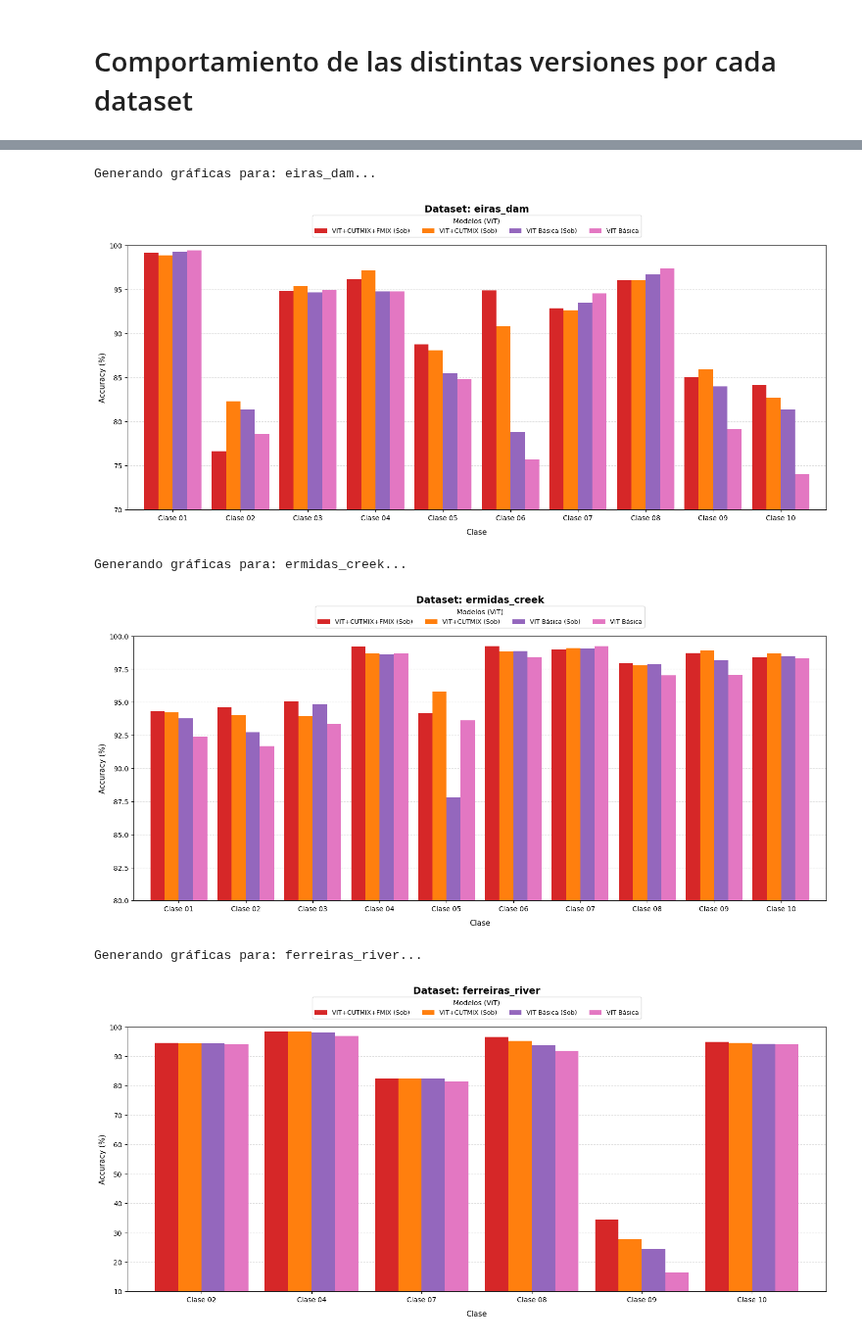
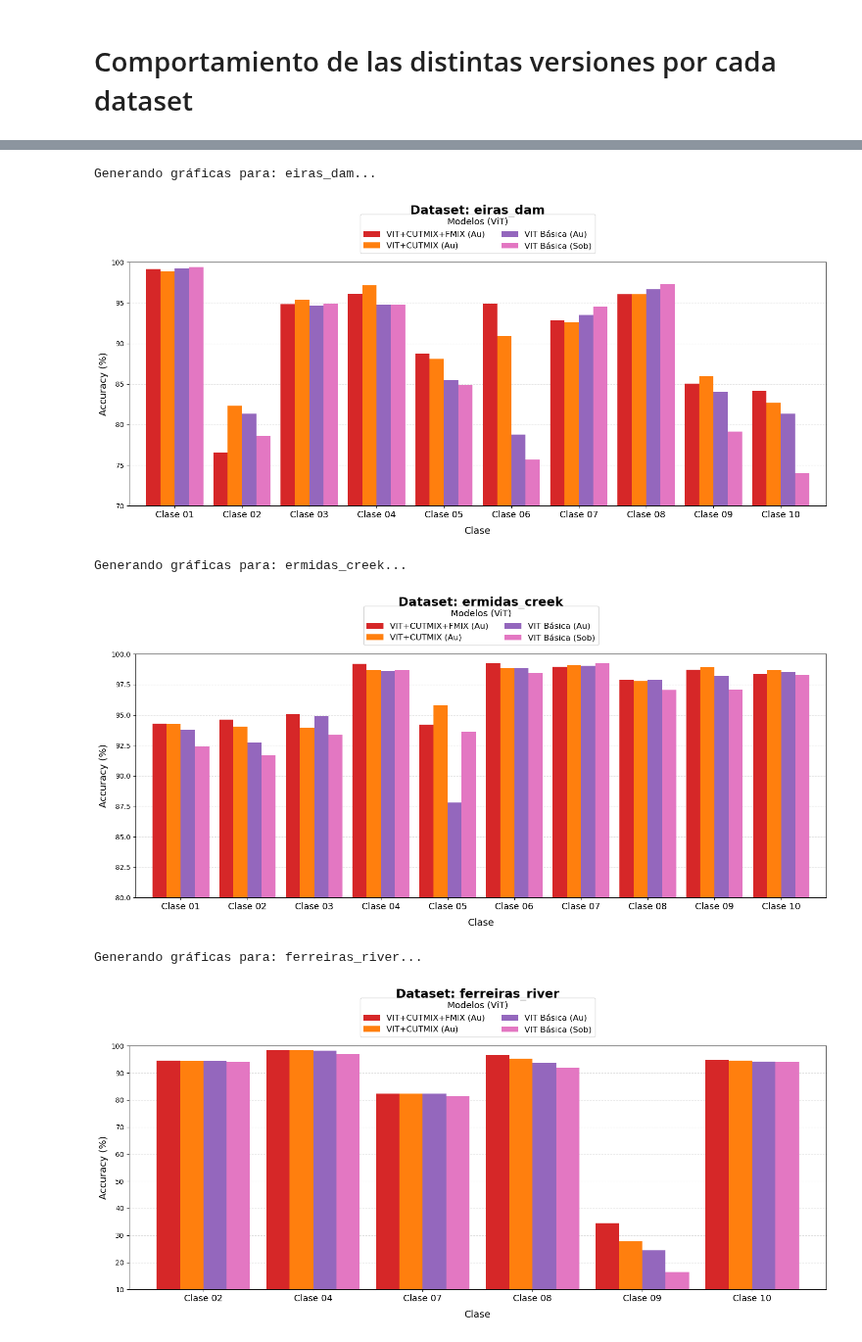
Before and after one commit to DBR5823/TFG_DanielBerdullasRey, a Jupyter notebook: Codigos_VIT/Analisis_Fase4.ipynb, the cells around one changed output, grey strips where cells are left out. Shown at 98% size. Drawn from its saved outputs; the diff is of its cells as text; code cells hidden in the pictures.

```diff
--- a/Codigos_VIT/Analisis_Fase4.ipynb
+++ b/Codigos_VIT/Analisis_Fase4.ipynb
@@ -422,10 +422,10 @@ def graficar_clases_separado_limpio(dataset_objetivo):
 
     df_original.plot(kind='bar', ax=ax1, width=0.85, color=colores_plot)
 
-    # Se añade y=1.11 para posicionar el título arriba de forma segura
-    ax1.set_title(f'Dataset: {dataset_objetivo}', fontsize=14, fontweight='bold', y=1.11)
-    ax1.set_ylabel('Accuracy (%)', fontsize=11)
-    ax1.set_xlabel('Clase', fontsize=11, labelpad=10)
+    # Ajuste de título con pad para evitar solapamientos con la leyenda
+    ax1.set_title(f'Dataset: {dataset_objetivo}', fontsize=18, fontweight='bold', pad=70)
+    ax1.set_ylabel('Accuracy (%)', fontsize=14)
+    ax1.set_xlabel('Clase', fontsize=14, labelpad=10)
 
     # Ajustado a 100 exacto como límite superior analítico
     ax1.set_ylim(ymin, 100)
@@ -434,27 +434,29 @@ def graficar_clases_separado_limpio(dataset_objetivo):
     ax1.set_axisbelow(True)
     ax1.grid(axis='y', linestyle='--', alpha=0.4)
 
-    # Etiquetas del eje X limpias y horizontales
-    ax1.set_xticklabels(ax1.get_xticklabels(), rotation=0, ha='center', fontsize=10)
+    # Etiquetas del eje X más grandes
+    ax1.set_xticklabels(ax1.get_xticklabels(), rotation=0, ha='center', fontsize=13)
 
-    # ================= MODIFICACIÓN: SUSTITUIR TEXTOS Y AÑADIR (Sob) A CUTMIX =================
+    # ================= MODIFICACIÓN: SUSTITUIR TEXTOS Y AÑADIR SUFIJOS (Au) / (Sob) =================
     labels_limpios = []
     for col in df_original.columns:
-        lbl = col.replace('_Basica', ' Básica').replace('_Aumentado', ' (Sob)')
+        lbl = col.replace('_Basica', ' Básica').replace('_Aumentado', ' (Au)')
         if "CUTMIX" in col:
+            lbl += " (Au)"
+        if lbl == "VIT Básica":
             lbl += " (Sob)"
         labels_limpios.append(lbl)
-    # ==========================================================================================
+    # ================================================================================================
 
-    # Leyenda horizontal fuera de la gráfica (Parte superior central)
+    # Leyenda ajustada a tamaños grandes y a 2 columnas para equilibrar los 4 elementos (2x2)
     ax1.legend(
         labels=labels_limpios,
         title="Modelos (ViT)",
         loc='lower center',
         bbox_to_anchor=(0.5, 1.02),
-        ncol=len(df_original.columns),
-        fontsize=9,
-        title_fontsize=10
+        ncol=2,
+        fontsize=12,
+        title_fontsize=13
     )
 
     plt.tight_layout()
@@ -491,7 +493,7 @@ Generando gráficas para: das_mestas...
 Generando gráficas para: eiras_dam...
-[figure, old version]
+[figure, new version]
 Generando gráficas para: ermidas_creek...
-[figure, old version]
+[figure, new version]
 Generando gráficas para: ferreiras_river...
-[figure, old version]
+[figure, new version]
 Generando gráficas para: mera_river...
```
Also changed, not shown: parts of 2 cells of this notebook, 10 other files.
